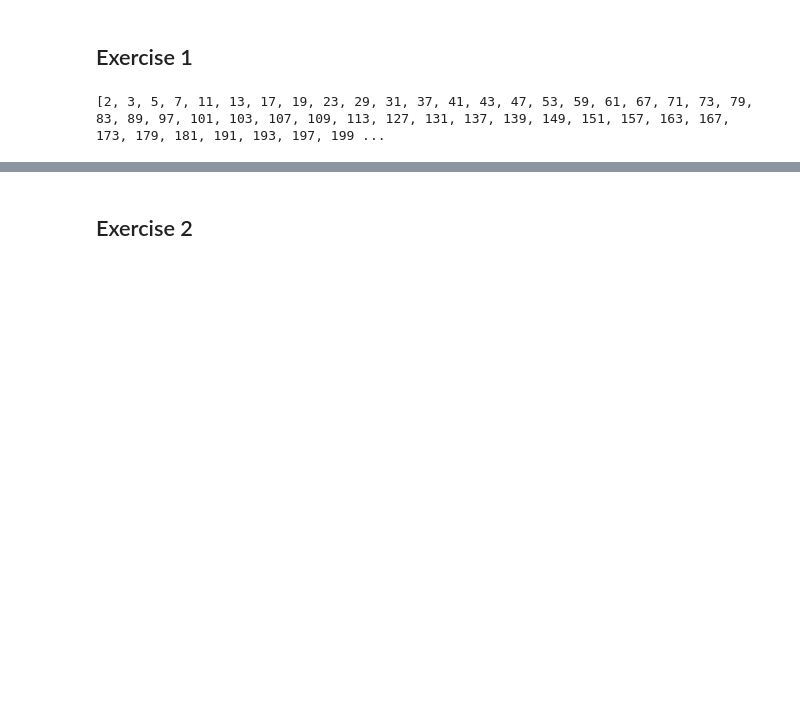
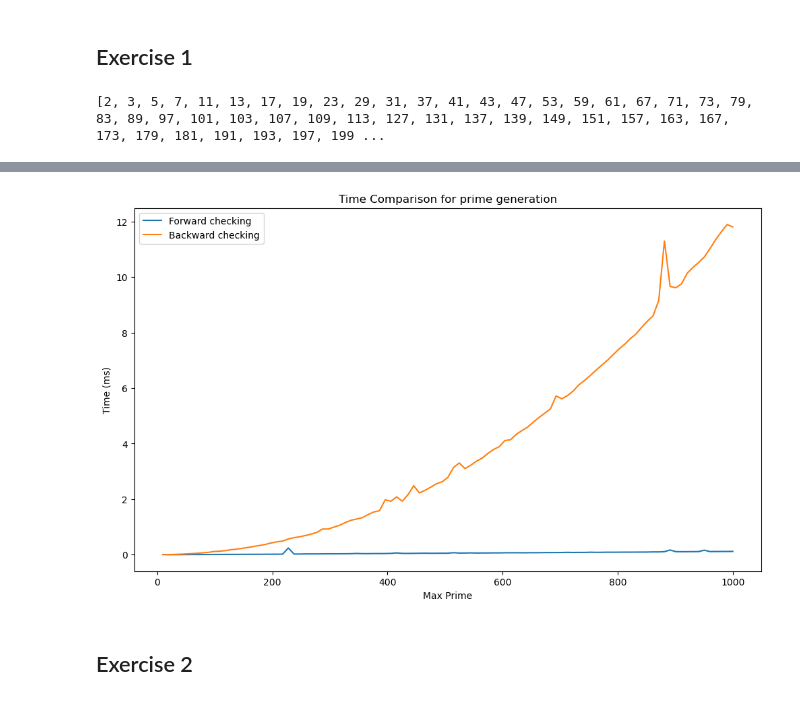
Before and after one commit to astropgh/python-boot-camp-2024, a Jupyter notebook: notebooks/01-PythonIntro/Exercise_Solutions.ipynb, the cells around one changed output, grey strips where cells are left out. Cells and saved outputs as stored; diff of their text form; code cells hidden in the pictures; blank space fills up the shorter version.

```diff
--- a/notebooks/01-PythonIntro/Exercise_Solutions.ipynb
+++ b/notebooks/01-PythonIntro/Exercise_Solutions.ipynb
@@ -49,3 +49,21 @@ for num in range(2, 1000):
 print(primes)
 # %% [output]
 [2, 3, 5, 7, 11, 13, 17, 19, 23, 29, 31, 37, 41, 43, 47, 53, 59, 61, 67, 71, 73, 79, 83, 89, 97, 101, 103, 107, 109, 113, 127, 131, 137, 139, 149, 151, 157, 163, 167, 173, 179, 181, 191, 193, 197, 199 ...
+# %%
+primes = [1]*1000
+primes[0] = 0
+primes[1] = 0
+
+primes_result = []
+
+for i in range(len(primes)):
+    if primes[i] == 0:
+        pass
+    else:
+        primes_result.append(i)
+        n = 2
+        while(n*i < len(primes)):
+            primes[n*i] = 0
+            n+=1
+
+print(primes_result)
@@ -52,3 +72,64 @@ print(primes)
+# %%
+# Comparison:
+
+import time
+import numpy as np
+import matplotlib.pyplot as plt
+
+def get_primes_backward(n):
+    primes = []
+    for num in range(2, n):
+        found_factor = False
+        for i in range(2, num):
+            if (num % i) == 0:
+                found_factor = True
+        if(not found_factor):
+            primes.append(num)
+    return primes
+
+def get_primes_forward(n):
+    primes = [1]*n
+
+    primes_result = []
+
+    for i in range(2, len(primes)):
+        if primes[i] == 0:
+            pass
+        else:
+            primes_result.append(i)
+            j = 2
+            while(j*i < len(primes)):
+                primes[j*i] = 0
+                j+=1
+
+    return primes_result
+
+forward_times = []
+backward_times = []
+
+ns = np.linspace(10, 1000, 101)
+
+for n in ns:
+    start_forward = time.time()
+    forward_primes = get_primes_forward(int(n))
+    end_forward = time.time()
+    forward_times.append((end_forward-start_forward)*10**3)
+
+    start_backward = time.time()
+    backward_primes = get_primes_backward(int(n))
+    end_backward = time.time()
+    backward_times.append((end_backward-start_backward)*10**3)
+
+plt.figure(figsize=(12, 7))
+plt.title("Time Comparison for prime generation")
+plt.plot(ns, forward_times, label="Forward checking")
+plt.plot(ns, backward_times, label="Backward checking")
+plt.xlabel("Max Prime")
+plt.ylabel("Time (ms)")
+plt.legend()
+plt.show()
+# %% [output]
+[figure, added]
 # %% [markdown]
 ## Exercise 2
 # %%
```
Also changed, not shown: parts of 1 cell of this notebook, 3 other files.
